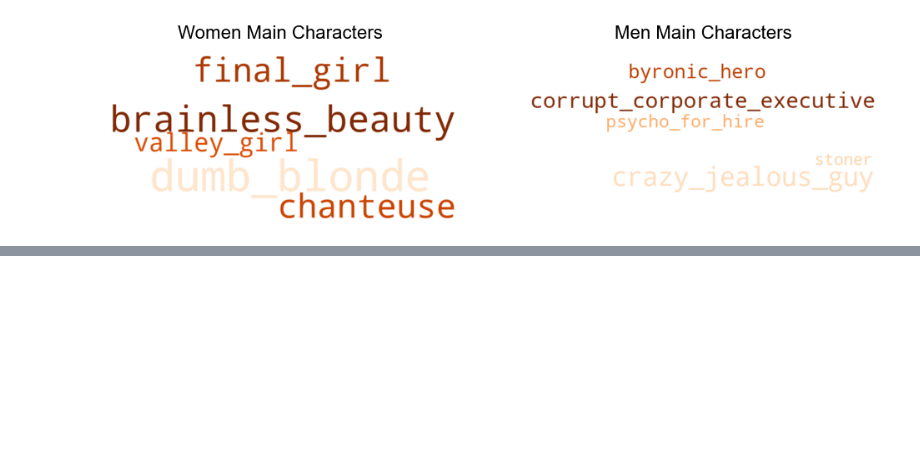
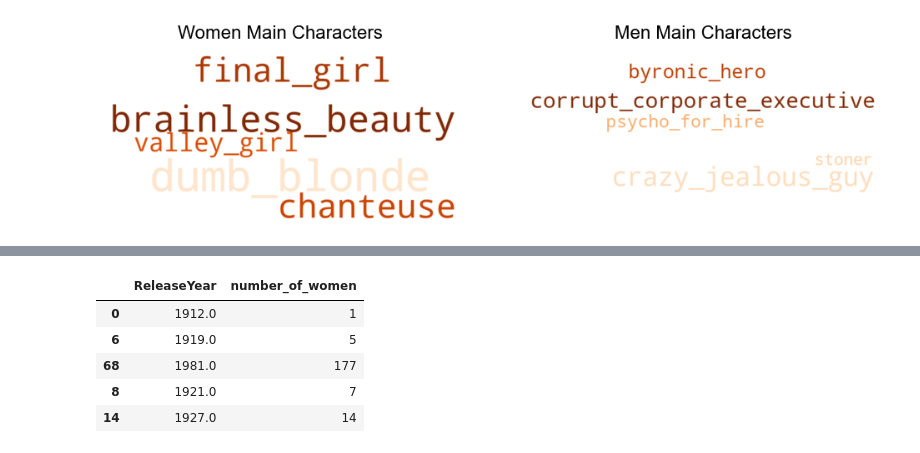
Before and after one commit to epfl-ada/ada-2023-project-teamcajare2023, a Jupyter notebook: P2.ipynb, the cells around one changed output, grey strips where cells are left out. Saved outputs shown, nothing was run; the diff lists cells and outputs as text; code cells hidden in the pictures; blank space fills up the shorter version.

```diff
--- a/P2.ipynb
+++ b/P2.ipynb
@@ -574,0 +585,12 @@ plt.show()
+# %%
+# Count number of women character per movie per year
+#women_character_per_year = women_cmu.groupby(['ReleaseYear', 'MovieName'])['CharacterName'].count().reset_index(name='number_of_women')
+women_character_per_year = women_cmu.groupby('ReleaseYear')['CharacterName'].count().reset_index(name='number_of_women')
+women_character_per_year.sample(5)
+# %% [output]
+|  | ReleaseYear | number_of_women |
+| 0 | 1912.0 | 1 |
+| 6 | 1919.0 | 5 |
+| 68 | 1981.0 | 177 |
+| 8 | 1921.0 | 7 |
+| 14 | 1927.0 | 14 |
```
Also changed, not shown: parts of 14 cells of this notebook, 1 other file.
